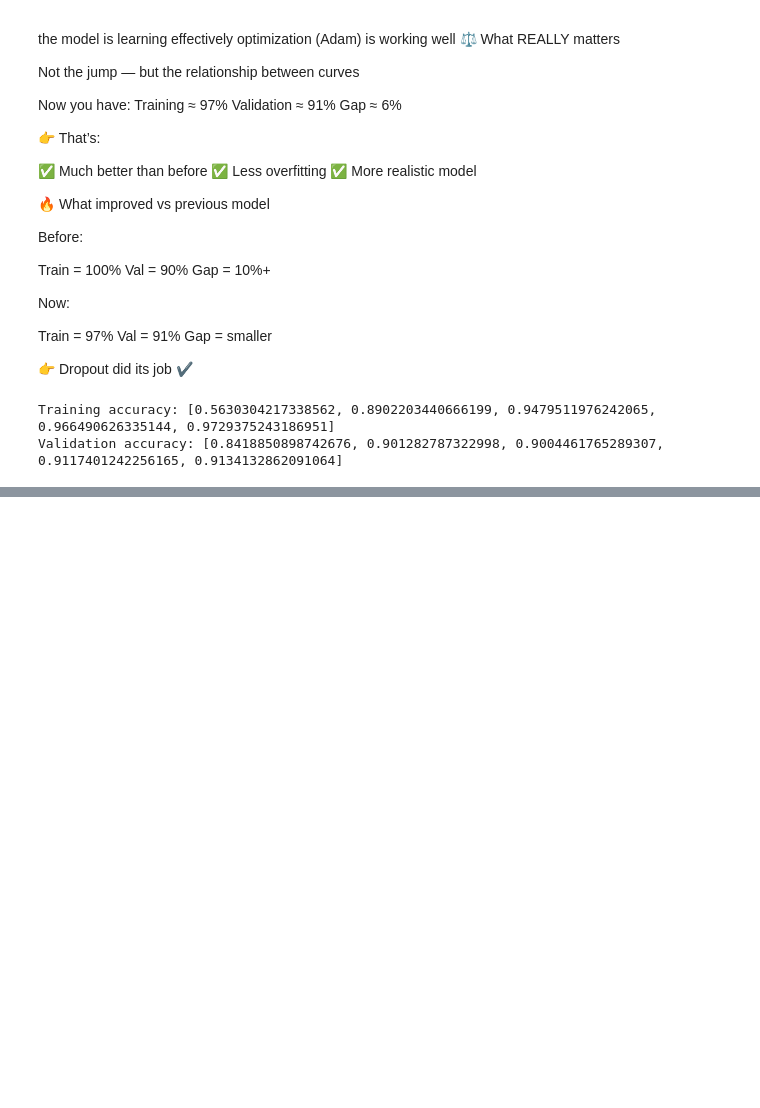
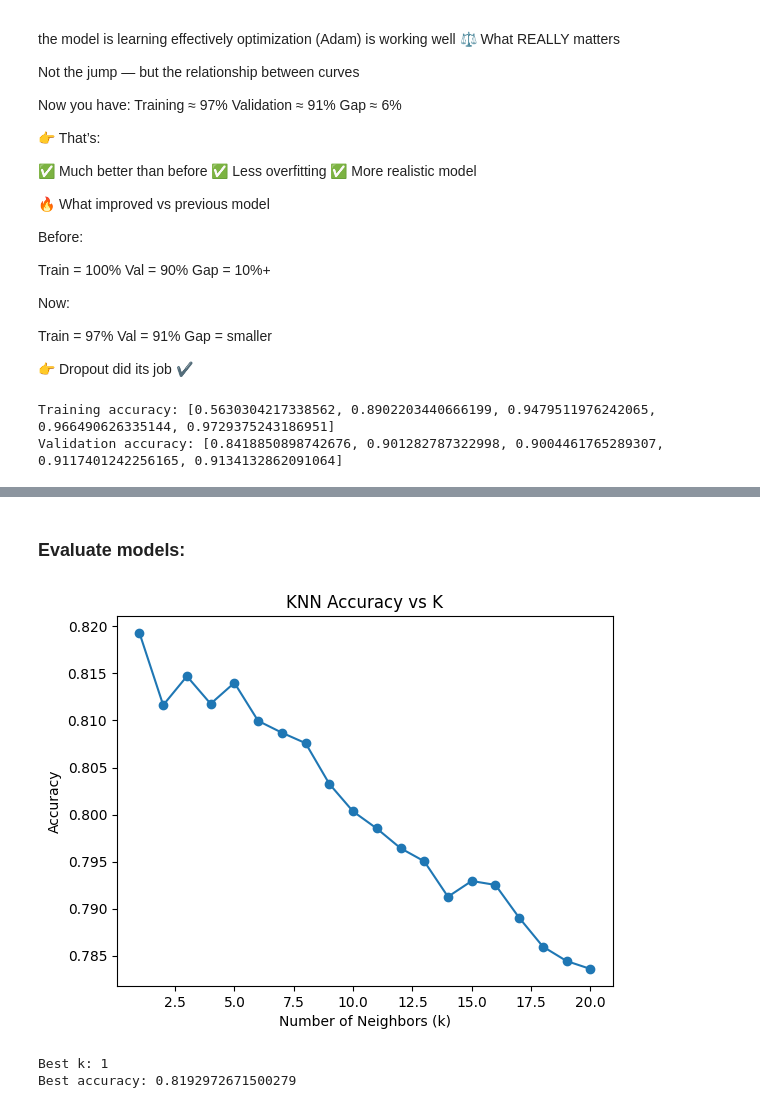
Before and after one commit to karimnsaibi/sign-language, a Jupyter notebook: project.ipynb, the cells around one changed output, grey strips where cells are left out. Drawn from its saved outputs; the diff is of its cells as text; code cells hidden in the pictures; blank space fills up the shorter version.

```diff
--- a/project.ipynb
+++ b/project.ipynb
@@ -322,0 +375,5 @@ Validation accuracy: [0.8418850898742676, 0.901282787322998, 0.9004461765289307,
+# %%
+from sklearn.ensemble import RandomForestClassifier
+
+rf = RandomForestClassifier(n_estimators=100)
+rf.fit(X_train_pca, y_train)
@@ -322,0 +384,5 @@ Validation accuracy: [0.8418850898742676, 0.901282787322998, 0.9004461765289307,
+# %%
+from sklearn.svm import SVC
+
+svm = SVC()
+svm.fit(X_train_pca, y_train)
@@ -322,0 +393,5 @@ Validation accuracy: [0.8418850898742676, 0.901282787322998, 0.9004461765289307,
+# %%
+from sklearn.neighbors import KNeighborsClassifier
+
+knn = KNeighborsClassifier(n_neighbors=3)
+knn.fit(X_train_pca, y_train)
@@ -322,0 +417,35 @@ Validation accuracy: [0.8418850898742676, 0.901282787322998, 0.9004461765289307,
+# %% [markdown]
+### Evaluate models:
+# %%
+import matplotlib.pyplot as plt
+from sklearn.neighbors import KNeighborsClassifier
+from sklearn.metrics import accuracy_score
+
+k_values = range(1, 21)  # try k from 1 to 20
+accuracies = []
+
+for k in k_values:
+    knn = KNeighborsClassifier(n_neighbors=k)
+    knn.fit(X_train_pca, y_train)
+
+    y_pred = knn.predict(X_test_pca)
+    acc = accuracy_score(y_test, y_pred)
+
+    accuracies.append(acc)
+
+# Plot results
+plt.plot(k_values, accuracies, marker='o')
+plt.xlabel("Number of Neighbors (k)")
+plt.ylabel("Accuracy")
+plt.title("KNN Accuracy vs K")
+plt.show()
+
+# Best k
+best_k = k_values[accuracies.index(max(accuracies))]
+best_knn_accuracy = max(accuracies)
+print("Best k:", best_k)
+print("Best accuracy:", max(accuracies))
+# %% [output]
+[figure, added]
+Best k: 1
+Best accuracy: 0.8192972671500279
```
Also changed, not shown: parts of 27 cells of this notebook.
